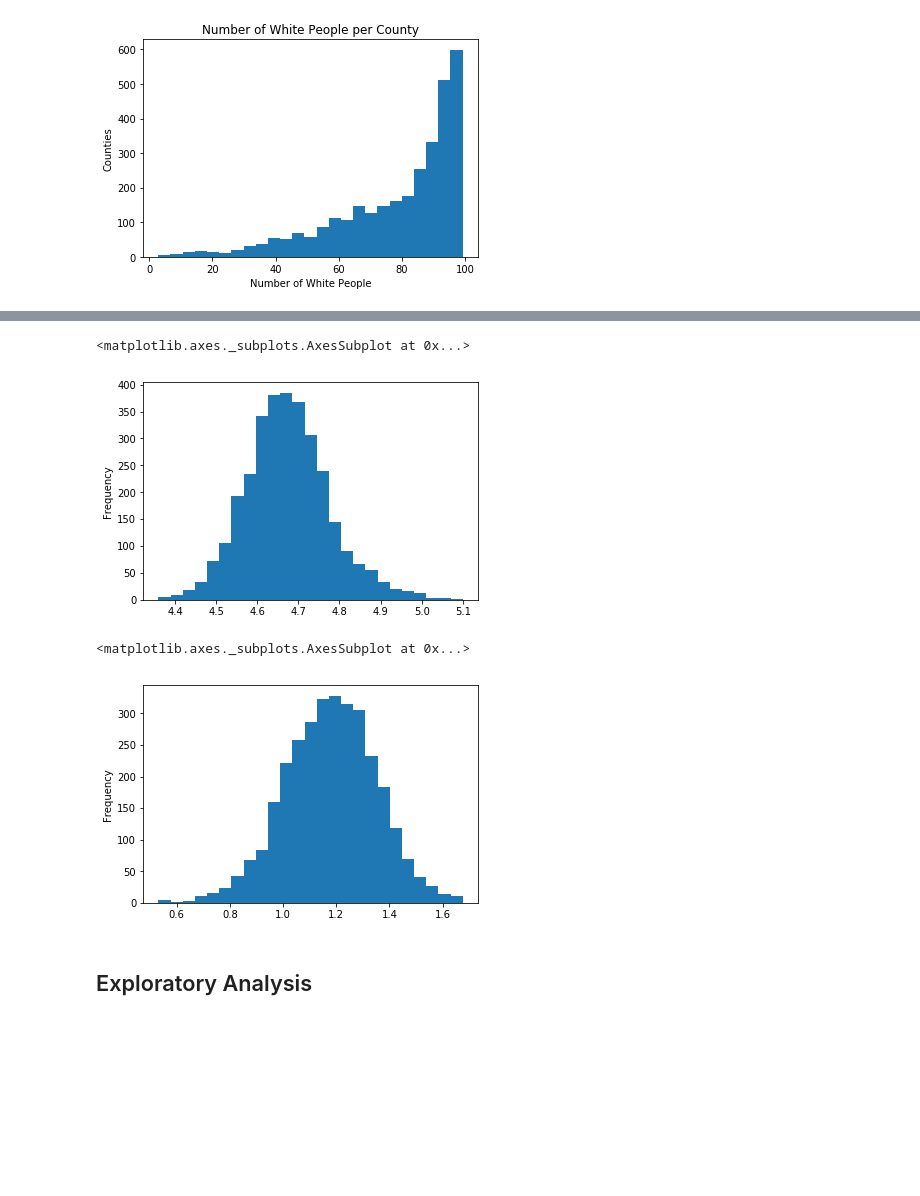
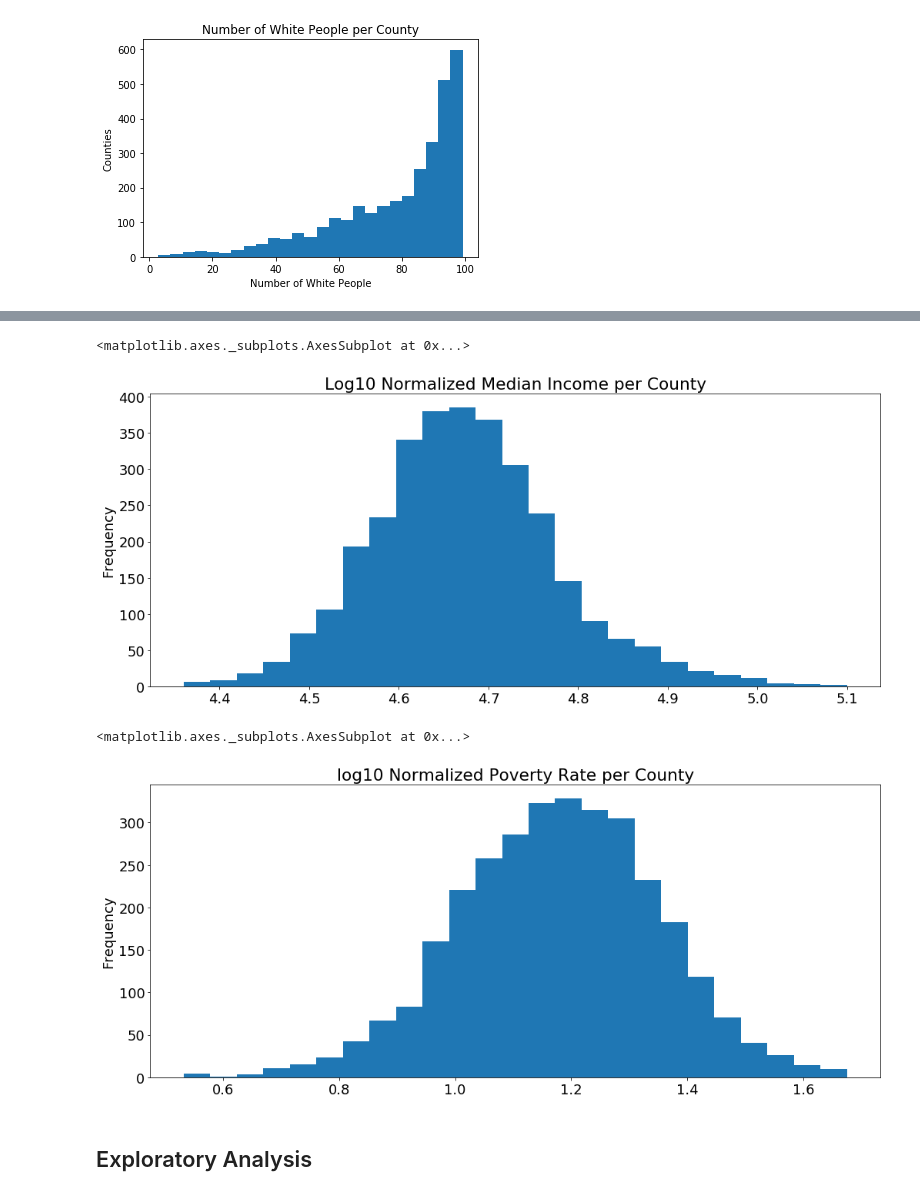
Before and after one commit to dustycl/COGS108_Repo, a Jupyter notebook: final-project/FinalProject.ipynb, the cells around one changed output, grey strips where cells are left out. Cells and saved outputs as stored; diff of their text form; code cells hidden in the pictures; blank space fills up the shorter version.

```diff
--- a/final-project/FinalProject.ipynb
+++ b/final-project/FinalProject.ipynb
@@ -60,6 +68,10 @@ We are using our dataset from United States Department of Agriculture Economic R
 import numpy as np
 import pandas as pd
 import matplotlib.pyplot as plt
+plt.rcParams['figure.figsize'] = (17, 7)
+plt.rcParams.update({'font.size': 18})
+
+import seaborn as sns
 
 import patsy
 import statsmodels.api as sm
@@ -212,3 +249,4 @@ ax_pr.set(xlabel="Number of Black People", ylabel="Counties")
 # %%
-df['black10'] = df['black']
-df['black10'] = df['black10'].transform(np.sqrt)
+race_df['black10'] = race_df['black']
+race_df['black10'] = race_df['black10'].transform(np.sqrt)
+race_df['black10'] = race_df['black10'].transform(np.log10)
@@ -228,17 +276,17 @@ ax_pr.set(xlabel="Number of Hispanic People", ylabel="Counties")
 df['income10'] = df['income']
 df['income10'] = df['income10'].transform(np.log10)
 # %%
-df['income10'].plot.hist(bins=25)
+df['income10'].plot.hist(bins=25, title='Log10 Normalized Median Income per County')
 # %% [output]
 <matplotlib.axes._subplots.AxesSubplot at 0x...>
-[figure, old version]
+[figure, new version]
 # %%
 df['poverty10'] = df['poverty']
 df['poverty10'] = df['poverty10'].transform(np.log10)
-df['poverty10'].plot.hist(bins=25)
+df['poverty10'].plot.hist(bins=25, title='log10 Normalized Poverty Rate per County')
 # %% [output]
 <matplotlib.axes._subplots.AxesSubplot at 0x...>
-[figure, old version]
+[figure, new version]
 # %% [markdown]
 ## Exploratory Analysis
 # %% [markdown]
```
Also changed, not shown: parts of 50 cells of this notebook.
